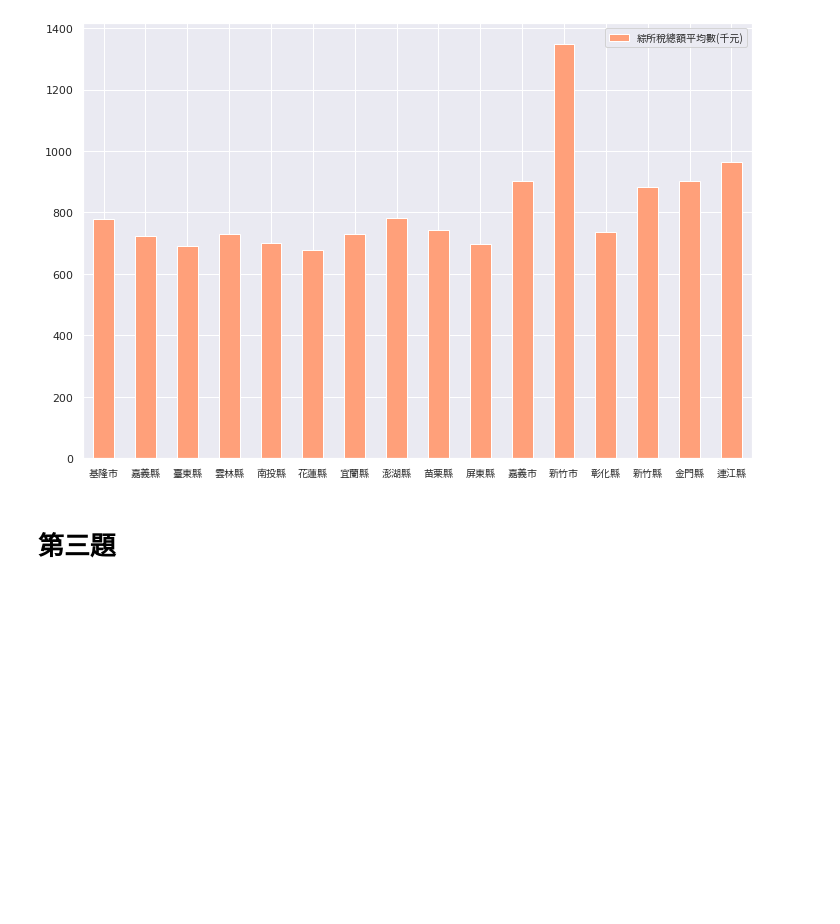
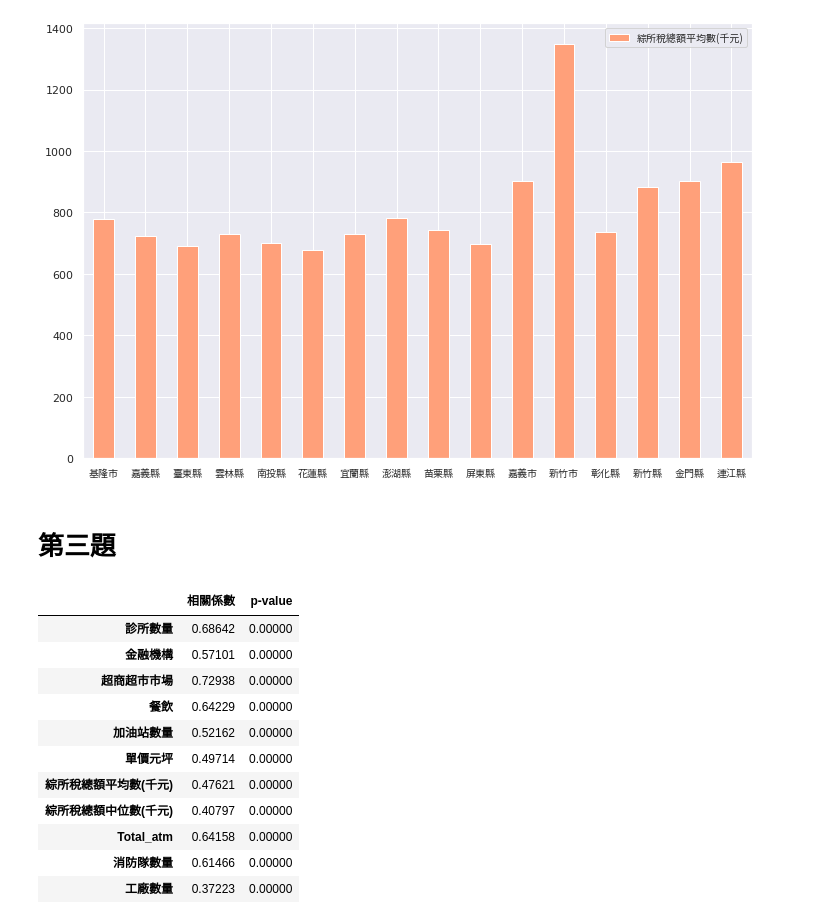
Before and after one commit to yee23456/AI_problem_analysis, a Jupyter notebook: 作業二_沈睿朋.ipynb, the cells around one changed output. Drawn from its saved outputs; the diff is of its cells as text; code cells hidden in the pictures; blank space fills up the shorter version.

```diff
--- a/作業二_沈睿朋.ipynb
+++ b/作業二_沈睿朋.ipynb
@@ -189,3 +189,36 @@ city_6(city_OLP,'綜所稅總額平均數(千元)',[i for i in range(22) if i no
 [figure]
 # %% [markdown]
 # 第三題
+# %%
+from scipy import stats
+qu=['診所數量', '金融機構',
+       '超商超市市場', '餐飲', '加油站數量', '單價元坪', '綜所稅總額平均數(千元)',
+       '綜所稅總額中位數(千元)', 'Total_atm', '消防隊數量', '工廠數量']
+def Pcc(data_name,target_column,columns):
+  name=[]
+  alist=[]
+  pvlist=[]
+  for i in range(len(columns)):
+    (a,pv)=stats.pearsonr(data_name[target_column],data_name[columns[i]])
+    name.append(qu[i])
+    alist.append(a)
+    pvlist.append(pv)
+  pd.set_option('display.float_format',lambda x:'%.5f'%x)
+  result=pd.DataFrame(alist,name,columns=['相關係數'])
+  result.insert(1,'p-value',pvlist)
+  return result
+# %%
+Pcc(data,'Total_older',qu)
+# %% [output]
+|  | 相關係數 | p-value |
+| 診所數量 | 0.68642 | 0.00000 |
+| 金融機構 | 0.57101 | 0.00000 |
+| 超商超市市場 | 0.72938 | 0.00000 |
+| 餐飲 | 0.64229 | 0.00000 |
+| 加油站數量 | 0.52162 | 0.00000 |
+| 單價元坪 | 0.49714 | 0.00000 |
+| 綜所稅總額平均數(千元) | 0.47621 | 0.00000 |
+| 綜所稅總額中位數(千元) | 0.40797 | 0.00000 |
+| Total_atm | 0.64158 | 0.00000 |
+| 消防隊數量 | 0.61466 | 0.00000 |
+| 工廠數量 | 0.37223 | 0.00000 |
```
Also changed, not shown: parts of 2 cells of this notebook.
